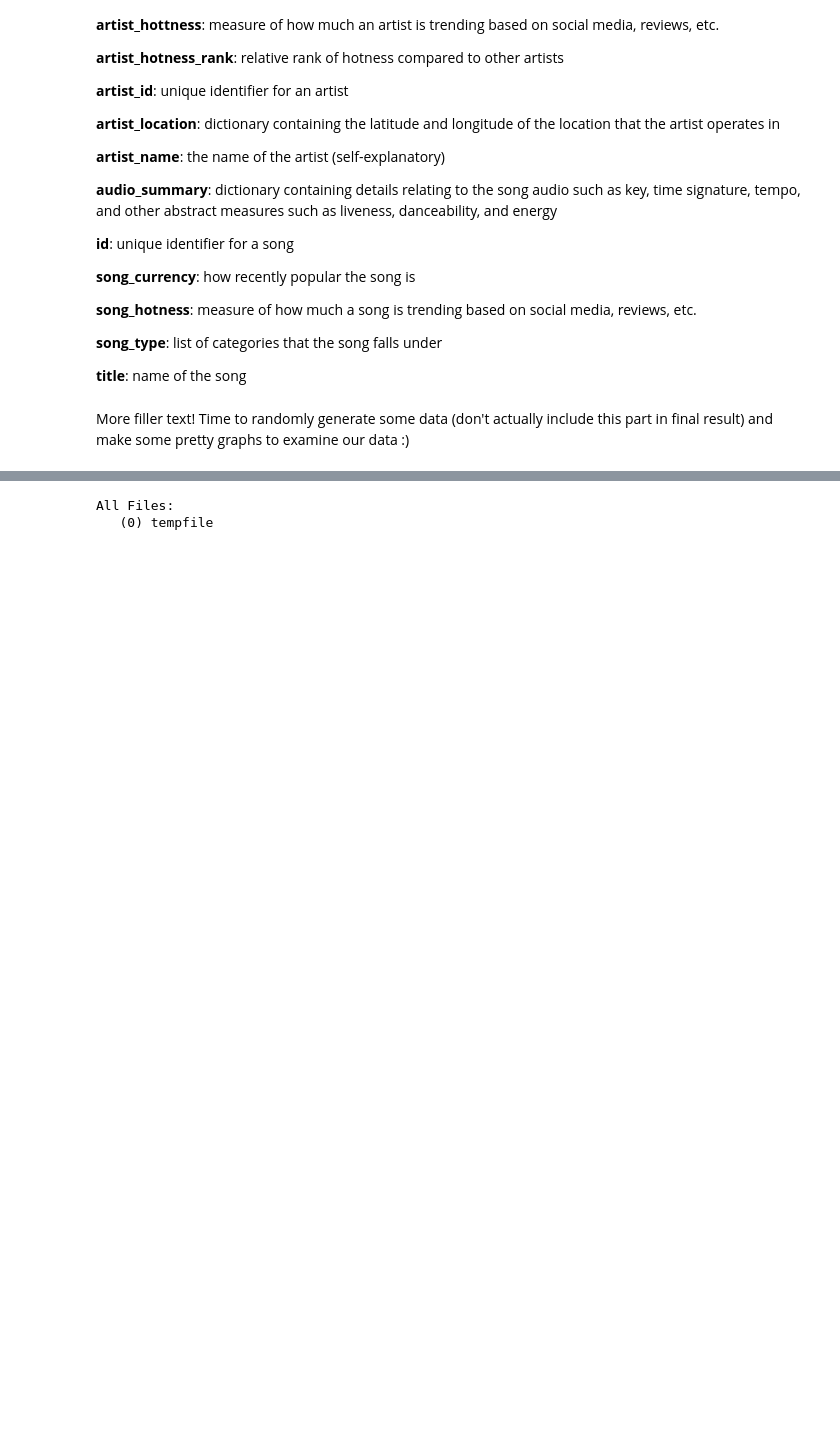
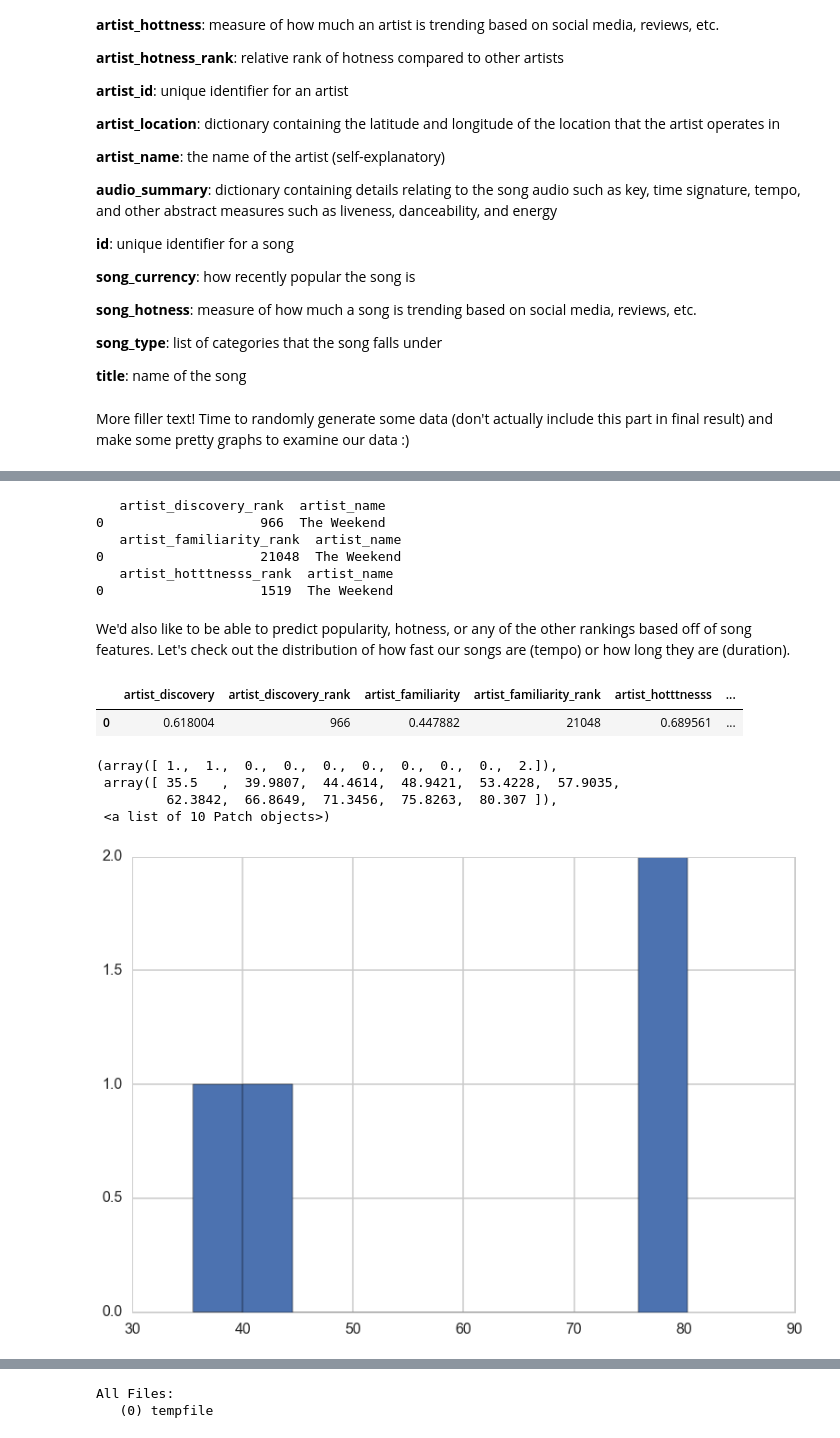
Before and after one commit to allenchen248/Bayesian-Asians-Project, a Jupyter notebook: Jesse's Test Code.ipynb, the cells around one changed output, grey strips where cells are left out. Cells and saved outputs as stored; diff of their text form; code cells hidden in the pictures; blank space fills up the shorter version.

```diff
--- a/Jesse's Test Code.ipynb
+++ b/Jesse's Test Code.ipynb
@@ -79,0 +119,48 @@ More filler text! Time to randomly generate some data (don't actually include th
+# %%
+# get just our artist information
+artists = test[['artist_discovery_rank','artist_familiarity_rank', 'artist_hotttnesss_rank', 'artist_name']]
+
+# drop duplicates because we have a dataframe full of songs from multiple artists
+artists = artists.drop_duplicates()
+
+artists = artists.sort_values('artist_discovery_rank', ascending=False)[:30]
+print artists[['artist_discovery_rank', 'artist_name']]
+
+artists = artists.sort_values('artist_familiarity_rank', ascending=False)[:30]
+print artists[['artist_familiarity_rank', 'artist_name']]
+
+artists = artists.sort_values('artist_hotttnesss_rank', ascending=False)[:30]
+print artists[['artist_hotttnesss_rank', 'artist_name']]
+# %% [output]
+   artist_discovery_rank  artist_name
+0                    966  The Weekend
+   artist_familiarity_rank  artist_name
+0                    21048  The Weekend
+   artist_hotttnesss_rank  artist_name
+0                    1519  The Weekend
+# %% [markdown]
+We'd also like to be able to predict popularity, hotness, or any of the other rankings based off of song features. Let's check out the distribution of how fast our songs are (tempo) or how long they are (duration).
+# %%
+def get_tempo(audio_deets):
+    return audio_deets['tempo']
+
+def get_duration(audio_deets):
+    return audio_deets['duration']
+
+test['tempo'] = test['audio_summary'].map(get_tempo)
+test['duration'] = test['audio_summary'].map(get_duration)
+test
+# %% [output]
+|  | artist_discovery | artist_discovery_rank | artist_familiarity | artist_familiarity_rank | artist_hotttnesss | ... |
+| 0 | 0.618004 | 966 | 0.447882 | 21048 | 0.689561 | ... |
+# %%
+# temporary because we only have one data point
+test_tempo = [77.602, 35.5, 80.307, 40.899]
+#plt.hist(test['tempo'])
+plt.hist(test_tempo)
+# %% [output]
+(array([ 1.,  1.,  0.,  0.,  0.,  0.,  0.,  0.,  0.,  2.]),
+ array([ 35.5   ,  39.9807,  44.4614,  48.9421,  53.4228,  57.9035,
+         62.3842,  66.8649,  71.3456,  75.8263,  80.307 ]),
+ <a list of 10 Patch objects>)
+[figure, added]
```
Also changed, not shown: parts of 7 cells of this notebook.
